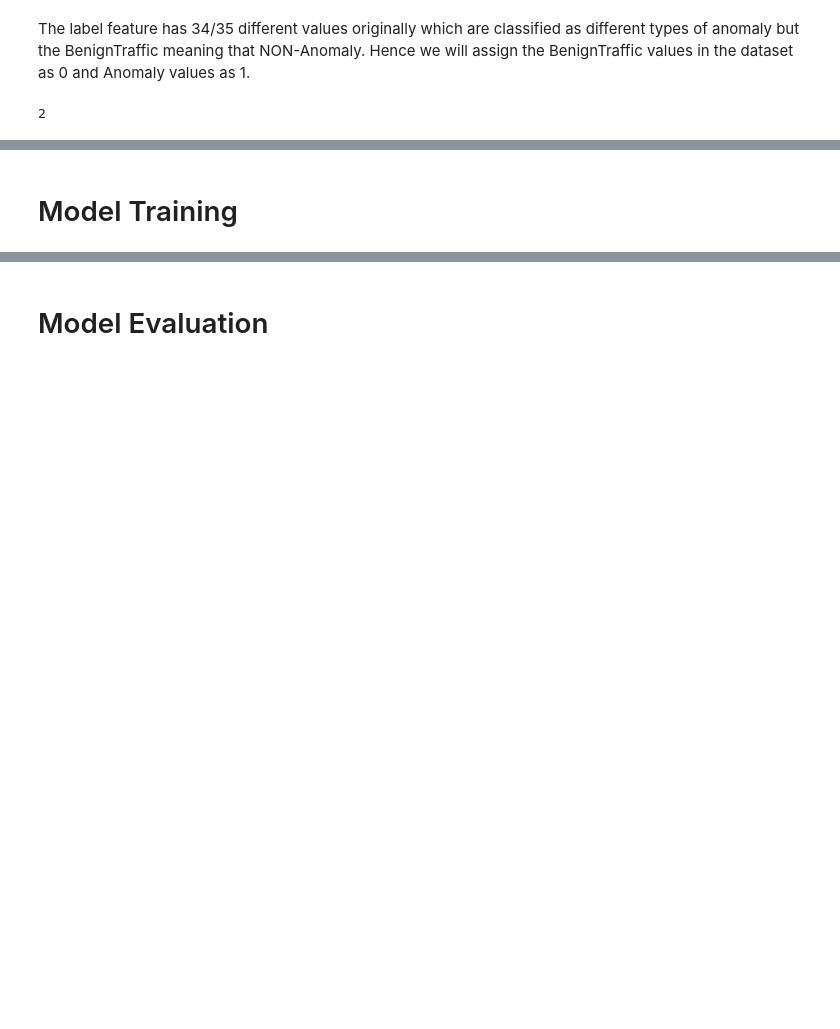
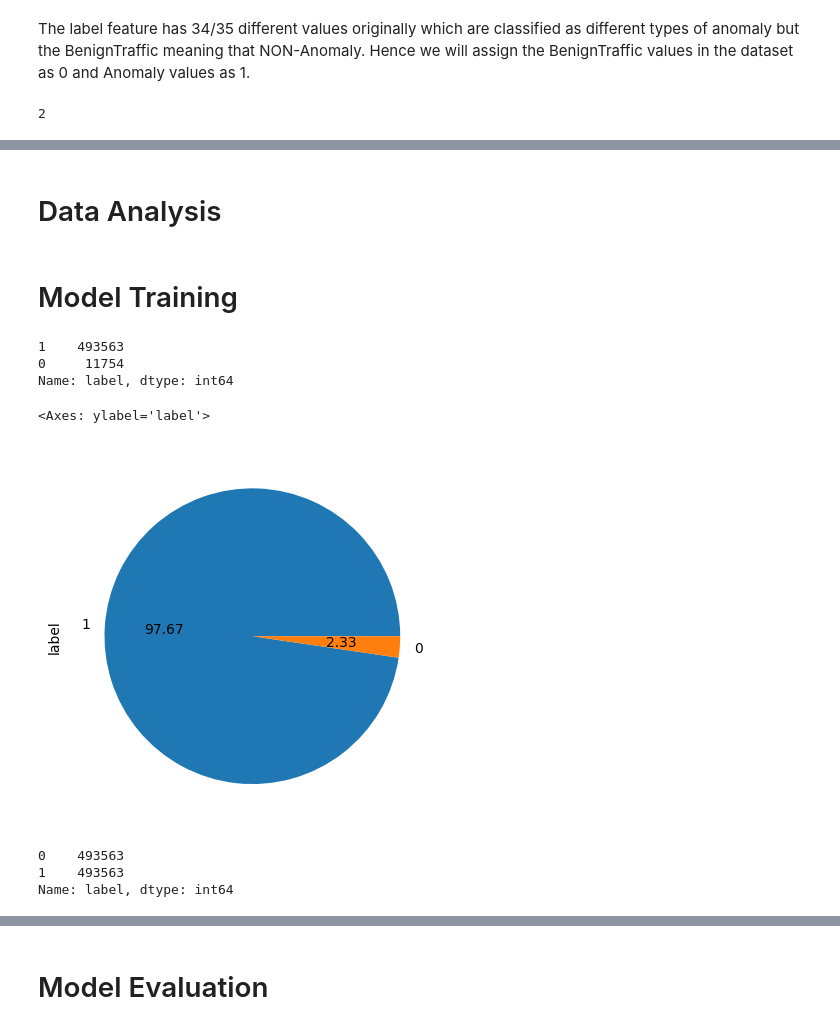
Before and after one commit to Faareh-Ahmed/Anomaly-Detection, a Jupyter notebook: Copy_of_Anomaly_Detection.ipynb, the cells around one changed output, grey strips where cells are left out. Cells and saved outputs as stored; diff of their text form; code cells hidden in the pictures; blank space fills up the shorter version.

Commit message:
Addressing Imbalance using SMOTE algorithm

```diff
--- a/Copy_of_Anomaly_Detection.ipynb
+++ b/Copy_of_Anomaly_Detection.ipynb
@@ -150,3 +153,5 @@ Total rows with label 'DDoS-TCP_Flood': 4578
+# %% [markdown]
+# Data Analysis
 # %% [markdown]
 # Model Training
 # %%
@@ -156,0 +161,12 @@ X_train, X_test, Y_train, Y_test = train_test_split(X,Y,test_size=0.2,random_sta
+# %%
+# Check class imbalance
+print(Y.value_counts())
+# %% [output]
+1    493563
+0     11754
+Name: label, dtype: int64
+# %%
+Y.value_counts().plot.pie(autopct="%.2f")
+# %% [output]
+<Axes: ylabel='label'>
+[figure, added]
@@ -156,0 +177,6 @@ X_train, X_test, Y_train, Y_test = train_test_split(X,Y,test_size=0.2,random_sta
+# %%
+print(Y_ros.value_counts())
+# %% [output]
+0    493563
+1    493563
+Name: label, dtype: int64
```
Also changed, not shown: parts of 16 cells of this notebook.
